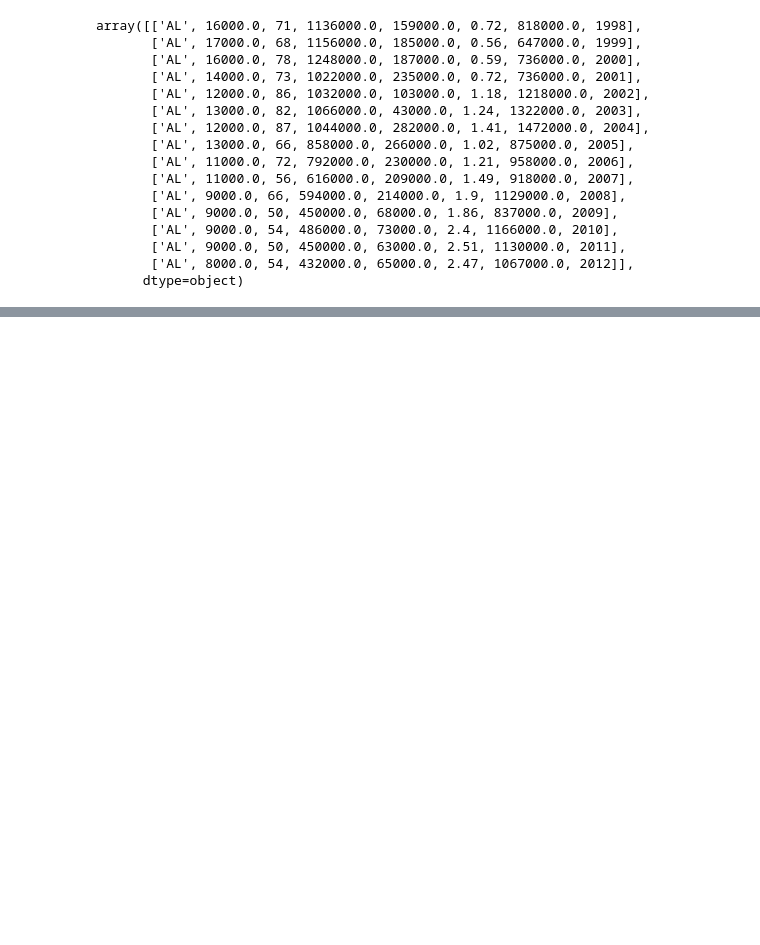
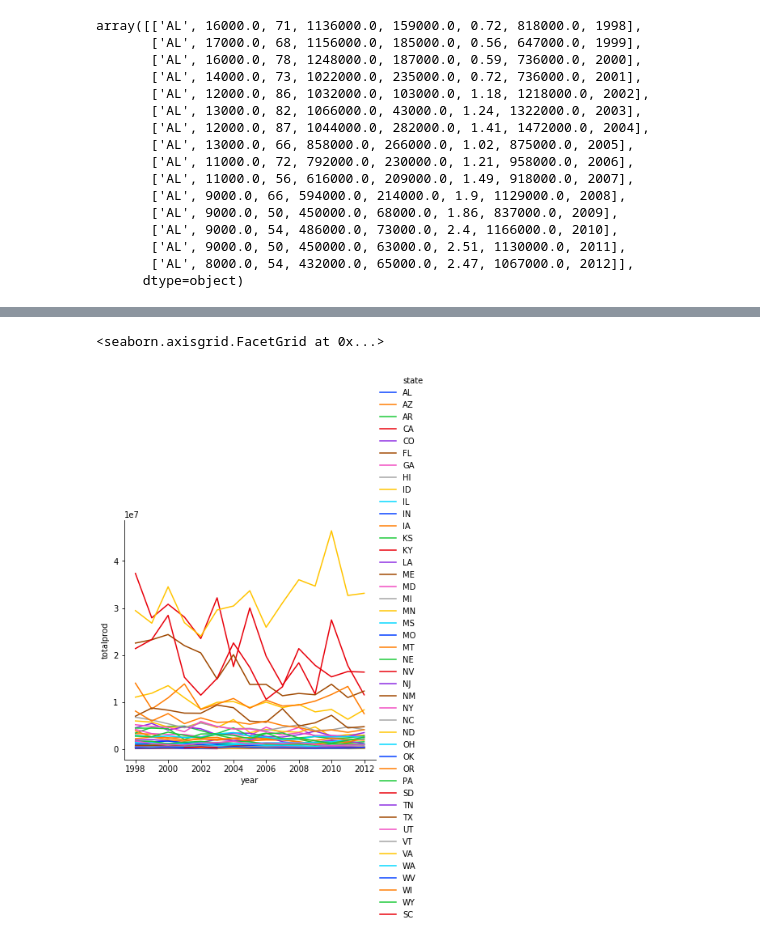
Before and after one commit to yadav-vikas/Kaggle, a Jupyter notebook: Honey_production/Honey-production-S3.ipynb, the cells around one changed output, grey strips where cells are left out. Saved outputs shown, nothing was run; the diff lists cells and outputs as text; code cells hidden in the pictures; blank space fills up the shorter version.

```diff
--- a/Honey_production/Honey-production-S3.ipynb
+++ b/Honey_production/Honey-production-S3.ipynb
@@ -147,0 +185,9 @@ TypeError: 'data' must be pandas DataFrame object, not: <class 'pandas.core.grou
+# %%
+sns.color_palette("dark")
+sns.relplot(x="year", y="totalprod", hue="state",
+             estimator=None,
+            kind="line", data=production,
+           palette="bright")
+# %% [output]
+<seaborn.axisgrid.FacetGrid at 0x...>
+[figure, added]
```
Also changed, not shown: parts of 14 cells of this notebook.
